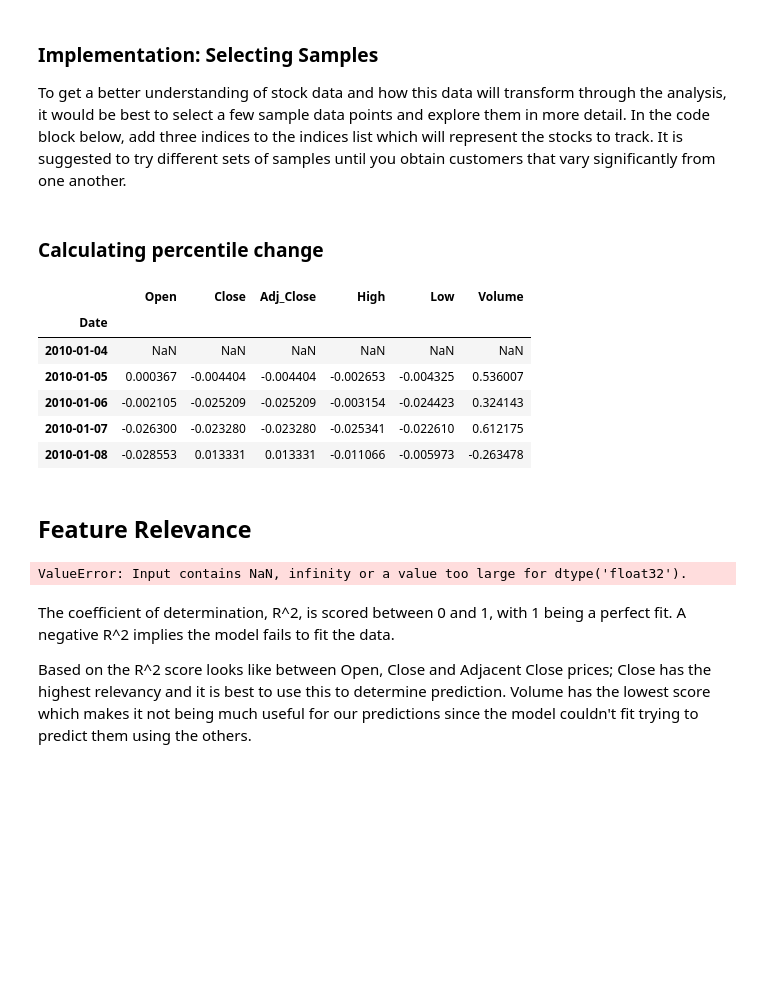
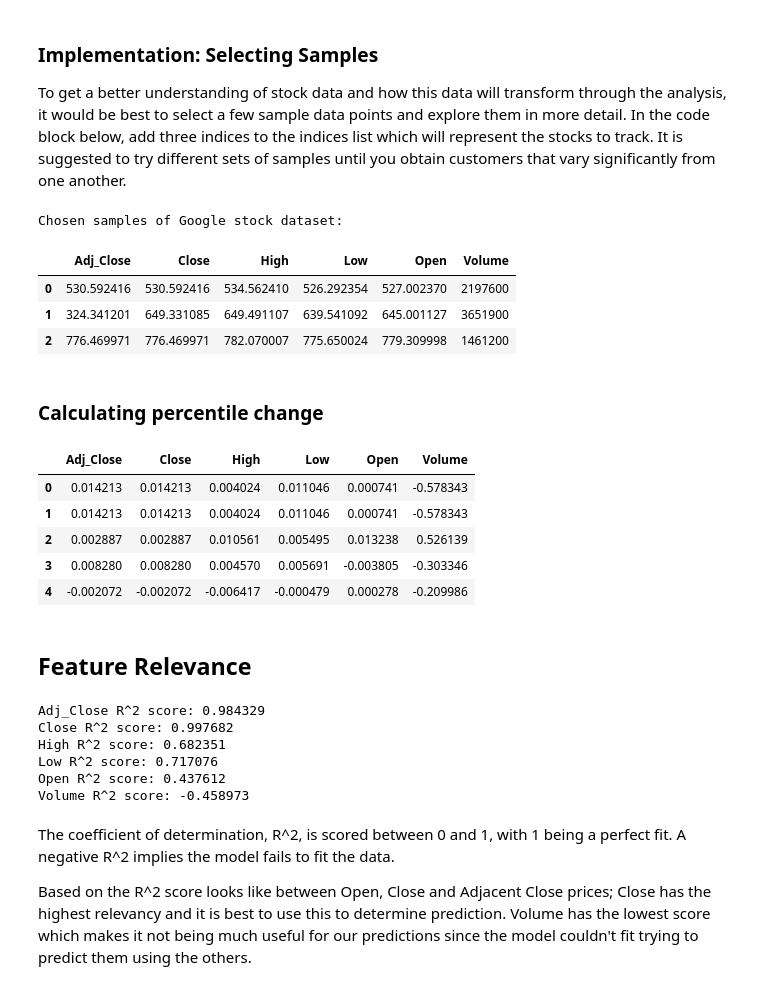
Before and after one commit to Nazanin1369/stockPredictor, a Jupyter notebook: DataRetrieval.ipynb, the cells around one changed output. Cells and saved outputs as stored; diff of their text form; code cells hidden in the pictures; blank space fills up the shorter version.

```diff
--- a/DataRetrieval.ipynb
+++ b/DataRetrieval.ipynb
@@ -9,16 +9,13 @@ import numpy as np
 import matplotlib.pyplot as plt
 from IPython.display import display # Allows the use of display() for DataFrames
 
-from matplotlib.dates import DateFormatter, WeekdayLocator,\
-    DayLocator, MONDAY
-from matplotlib.finance import candlestick_ohlc
-
 
 # Show matplotlib plots inline (nicely formatted in the notebook)
 %matplotlib inline
 
 # Control the default size of figures in this Jupyter notebook
 %pylab inline
+
 pylab.rcParams['figure.figsize'] = (15, 9)
 
 ###### Entry Parameters #######
@@ -27,37 +24,36 @@ endDate = '2017-01-01'
 ticker = 'GOOG'
 
 #Used for re-running: stops querying the API if we already have the data
-fetchData = True
+fetchData = False
 
 #Stock Data- first step is to obtain the list of stocks, and then select a stock to run through machine learning
-fileName = 'data/stocksData.csv'
+fileName = 'data/GoogleData.csv'
 ###############################
 
 # returive stock data using yahoo Finance API and return a dataFrame
 def retrieveStockData():
     try:
         if fetchData:
-            #for symbol in ['GOOG']:
-            print('Retriving data for ticker _GOOG...')
-            data = pd.DataFrame(yahoo.Share(tickerSymbol).get_historical(startDate, endDate))
+            print 'Retriving data for ticker _GOOG...'
+            historical = yahoo.Share(ticker).get_historical(startDate, endDate)
+
+            data = pd.DataFrame(historical)
 
             # save as CSV to stop blowing up their API
-            data.to_csv(fileName, index_col=None, header=0, parse_dates=['Date'])
+            data.to_csv(fileName, index=False, parse_dates=['Date'])
         else:
             # read the existing csv
             data = pd.read_csv(fileName)
 
-        data.fillna(method='ffill', inplace=True)
-        data.fillna(method='bfill', inplace=True)
         #Date and Symbol columns not required
-        data.drop(['Symbol', 'Index'], axis = 1, inplace = True)
+        data.drop(['Symbol'], axis = 1, inplace = True)
         pd.to_datetime(data['Date'])
-        # make date as an index for pandas data frame
+        # make date as an index for pandas data frame for visulizations
         data.set_index('Date',inplace=True)
-        print ("Wholesale customers dataset has {} samples with {} features each.".format(*data.shape))
+        print "Wholesale customers dataset has {} samples with {} features each.".format(*data.shape)
         return data
     except:
-         print ("Dataset could not be loaded. Is the dataset missing?")
+         print "Dataset could not be loaded. Is the dataset missing?"
 
 
 data = retrieveStockData()
@@ -207,29 +137,42 @@ TypeError: unsupported operand type(s) for -: 'str' and 'str'
 To get a better understanding of stock data and how this data will transform through the analysis, it would be best to select a few sample data points and explore them in more detail. In the code block below, add three indices to the indices list which will represent the stocks to track.
 It is suggested to try different sets of samples until you obtain customers that vary significantly from one another.
 # %%
+# drop date index to be able to work with data better
+data = data.reset_index(drop = True)
+
 # Select three indices to sample from the dataset
-indices = ['2010-01-04', '2011-01-04', '2016-01-04']
+indices = [509, 1200, 60]
 
 # Create a DataFrame of the chosen samples
 samples = pd.DataFrame(data.loc[indices], columns = data.keys()).reset_index(drop = True)
 
 print "Chosen samples of Google stock dataset:"
 display(samples)
+# %% [output]
+Chosen samples of Google stock dataset:
+|  | Adj_Close | Close | High | Low | Open | Volume |
+| 0 | 530.592416 | 530.592416 | 534.562410 | 526.292354 | 527.002370 | 2197600 |
+| 1 | 324.341201 | 649.331085 | 649.491107 | 639.541092 | 645.001127 | 3651900 |
+| 2 | 776.469971 | 776.469971 | 782.070007 | 775.650024 | 779.309998 | 1461200 |
 # %% [markdown]
 ### Calculating percentile change
 # %%
 #whats of interest here is the percentage change from one day to the next
+data.drop(['Date'], axis = 1, inplace = True)
+
 data = data.pct_change()
 
+data.fillna(method='ffill', inplace=True)
+data.fillna(method='bfill', inplace=True)
+
 display(data.head())
 # %% [output]
-|  | Open | Close | Adj_Close | High | Low | Volume |
-| Date |  |  |  |  |  |  |
-| 2010-01-04 | NaN | NaN | NaN | NaN | NaN | NaN |
-| 2010-01-05 | 0.000367 | -0.004404 | -0.004404 | -0.002653 | -0.004325 | 0.536007 |
-| 2010-01-06 | -0.002105 | -0.025209 | -0.025209 | -0.003154 | -0.024423 | 0.324143 |
-| 2010-01-07 | -0.026300 | -0.023280 | -0.023280 | -0.025341 | -0.022610 | 0.612175 |
-| 2010-01-08 | -0.028553 | 0.013331 | 0.013331 | -0.011066 | -0.005973 | -0.263478 |
+|  | Adj_Close | Close | High | Low | Open | Volume |
+| 0 | 0.014213 | 0.014213 | 0.004024 | 0.011046 | 0.000741 | -0.578343 |
+| 1 | 0.014213 | 0.014213 | 0.004024 | 0.011046 | 0.000741 | -0.578343 |
+| 2 | 0.002887 | 0.002887 | 0.010561 | 0.005495 | 0.013238 | 0.526139 |
+| 3 | 0.008280 | 0.008280 | 0.004570 | 0.005691 | -0.003805 | -0.303346 |
+| 4 | -0.002072 | -0.002072 | -0.006417 | -0.000479 | 0.000278 | -0.209986 |
 # %% [markdown]
 ## Feature Relevance
 # %%
@@ -250,7 +193,12 @@ for col in list(data.columns.values):
     score = regressor.score(X_test, y_test)
     print("{} R^2 score: {:2f}".format(col ,score))
 # %% [output]
-ValueError: Input contains NaN, infinity or a value too large for dtype('float32').
+Adj_Close R^2 score: 0.984329
+Close R^2 score: 0.997682
+High R^2 score: 0.682351
+Low R^2 score: 0.717076
+Open R^2 score: 0.437612
+Volume R^2 score: -0.458973
 # %% [markdown]
 The coefficient of determination, R^2, is scored between 0 and 1, with 1 being a perfect fit. A negative R^2 implies the model fails to fit the data.
 
```
Also changed, not shown: parts of 14 cells of this notebook, 15 other files.
